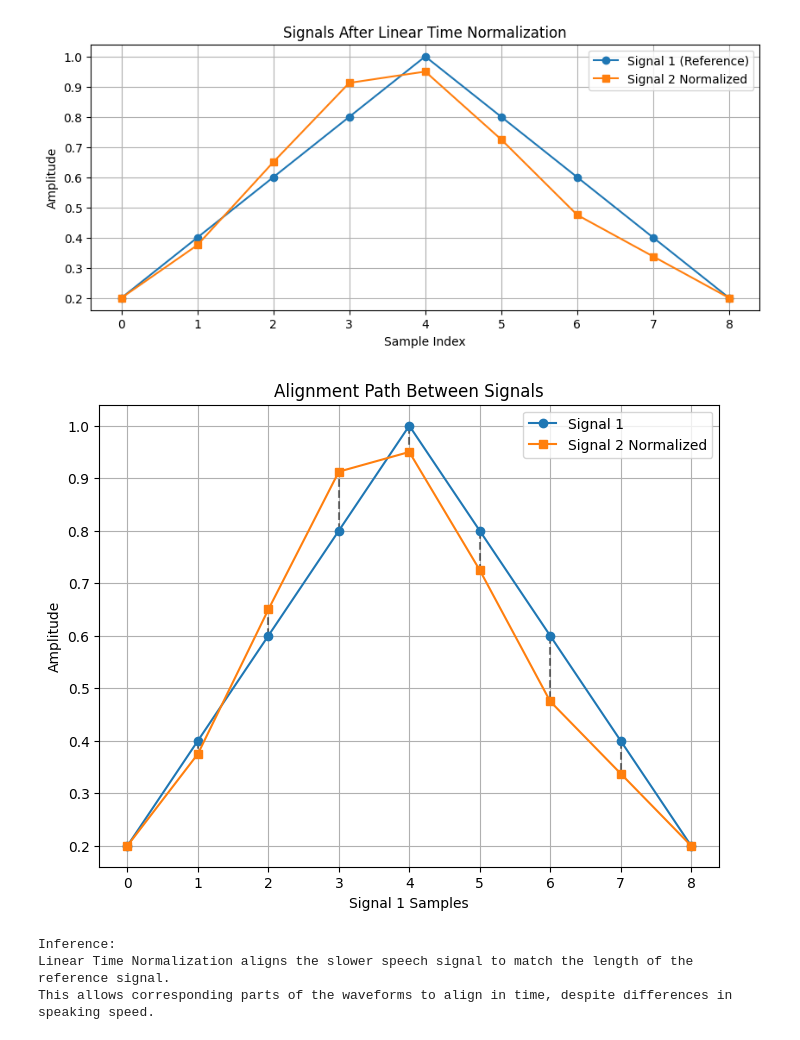
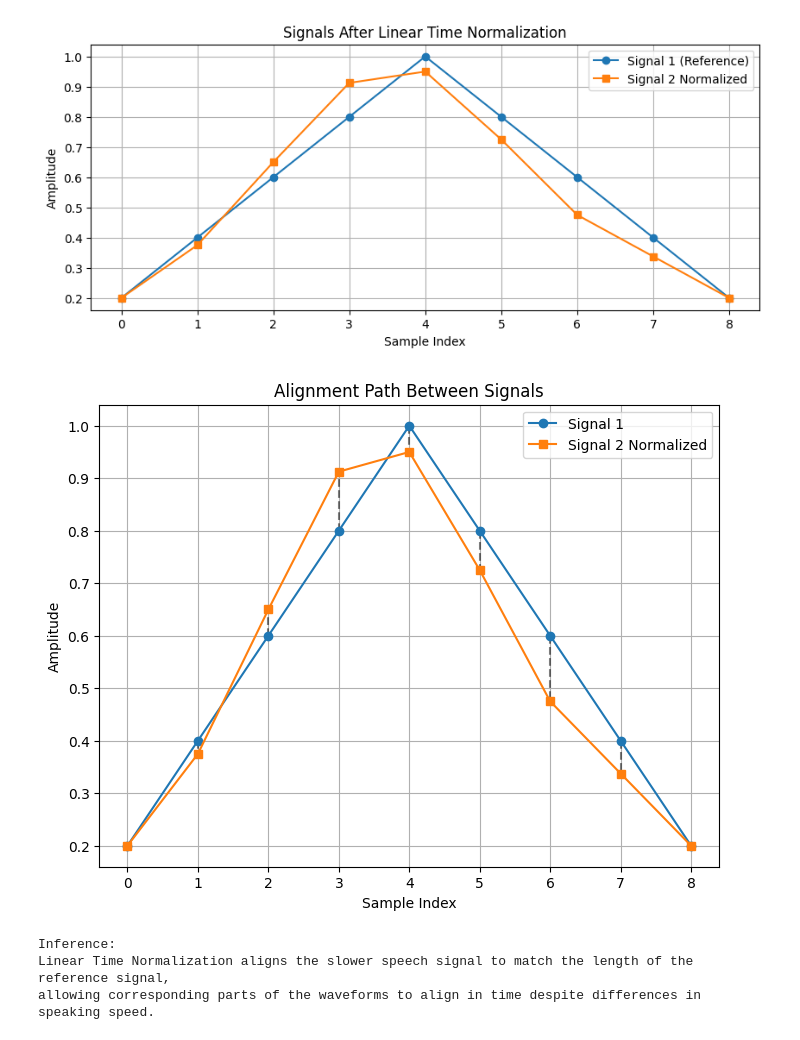
Before and after one commit to JoelMotha/Speech-Processing-and-Recognition, a Jupyter notebook: Lab 5/2448521_SPR_Lab5.ipynb, the cells around one changed output. Saved outputs shown, nothing was run; the diff lists cells and outputs as text; code cells hidden in the pictures.

```diff
--- a/Lab 5/2448521_SPR_Lab5.ipynb
+++ b/Lab 5/2448521_SPR_Lab5.ipynb
@@ -3,11 +3,15 @@ import numpy as np
 import matplotlib.pyplot as plt
 from scipy.interpolate import interp1d
 
-# Given signals
+# =========================
+# 1. Given Signals
+# =========================
 signal1 = np.array([0.2, 0.4, 0.6, 0.8, 1.0, 0.8, 0.6, 0.4, 0.2])  # Reference
-signal2 = np.array([0.2, 0.3, 0.5, 0.7, 0.9, 1.0, 0.9, 0.7, 0.5, 0.4, 0.3, 0.2])  # Test (slower)
+signal2 = np.array([0.2, 0.3, 0.5, 0.7, 0.9, 1.0, 0.9, 0.7, 0.5, 0.4, 0.3, 0.2])  # Test
 
-# 1. Plot original signals
+# =========================
+# 2. Plot original signals
+# =========================
 plt.figure(figsize=(10,4))
 plt.plot(signal1, 'o-', label='Signal 1 (Reference)')
 plt.plot(signal2, 's-', label='Signal 2 (Test)')
@@ -18,47 +22,52 @@ plt.legend()
 plt.grid(True)
 plt.show()
 
-# 2. Linear Time Normalization (resample Signal 2 to length of Signal 1)
+# =========================
+# 3. Linear Time Normalization (resample Signal 2)
+# =========================
 x_old = np.linspace(0, 1, len(signal2))
 x_new = np.linspace(0, 1, len(signal1))
 interpolator = interp1d(x_old, signal2, kind='linear')
 signal2_normalized = interpolator(x_new)
 
-# 3. Compute alignment (simple one-to-one correspondence after normalization)
-alignment_path = list(zip(range(len(signal1)), range(len(signal2_normalized))))
-
+# =========================
 # 4. Plot normalized signals
+# =========================
 plt.figure(figsize=(10,4))
 plt.plot(signal1, 'o-', label='Signal 1 (Reference)')
 plt.plot(signal2_normalized, 's-', label='Signal 2 Normalized')
 plt.title('Signals After Linear Time Normalization')
 plt.xlabel('Sample Index')
 plt.ylabel('Amplitude')
 plt.legend()
 plt.grid(True)
 plt.show()
 
+# =========================
 # 5. Plot alignment path
+# =========================
 plt.figure(figsize=(8,6))
-for (i, j) in alignment_path:
-    plt.plot([i, j], [signal1[i], signal2_normalized[j]], 'k--', alpha=0.5)
+for i in range(len(signal1)):
+    plt.plot([i, i], [signal1[i], signal2_normalized[i]], 'k--', alpha=0.5)
 plt.plot(signal1, 'o-', label='Signal 1')
 plt.plot(signal2_normalized, 's-', label='Signal 2 Normalized')
 plt.title('Alignment Path Between Signals')
-plt.xlabel('Signal 1 Samples')
+plt.xlabel('Sample Index')
 plt.ylabel('Amplitude')
 plt.legend()
 plt.grid(True)
 plt.show()
 
+# =========================
 # 6. Inference
+# =========================
 print("Inference:")
-print("Linear Time Normalization aligns the slower speech signal to match the length of the reference signal.")
-print("This allows corresponding parts of the waveforms to align in time, despite differences in speaking speed.")
+print("Linear Time Normalization aligns the slower speech signal to match the length of the reference signal,")
+print("allowing corresponding parts of the waveforms to align in time despite differences in speaking speed.")
 # %% [output]
 [figure]
 [figure]
-[figure, old version]
+[figure, new version]
 Inference:
-Linear Time Normalization aligns the slower speech signal to match the length of the reference signal.
-This allows corresponding parts of the waveforms to align in time, despite differences in speaking speed.
+Linear Time Normalization aligns the slower speech signal to match the length of the reference signal,
+allowing corresponding parts of the waveforms to align in time despite differences in speaking speed.
```
Also changed, not shown: 9 other files.
